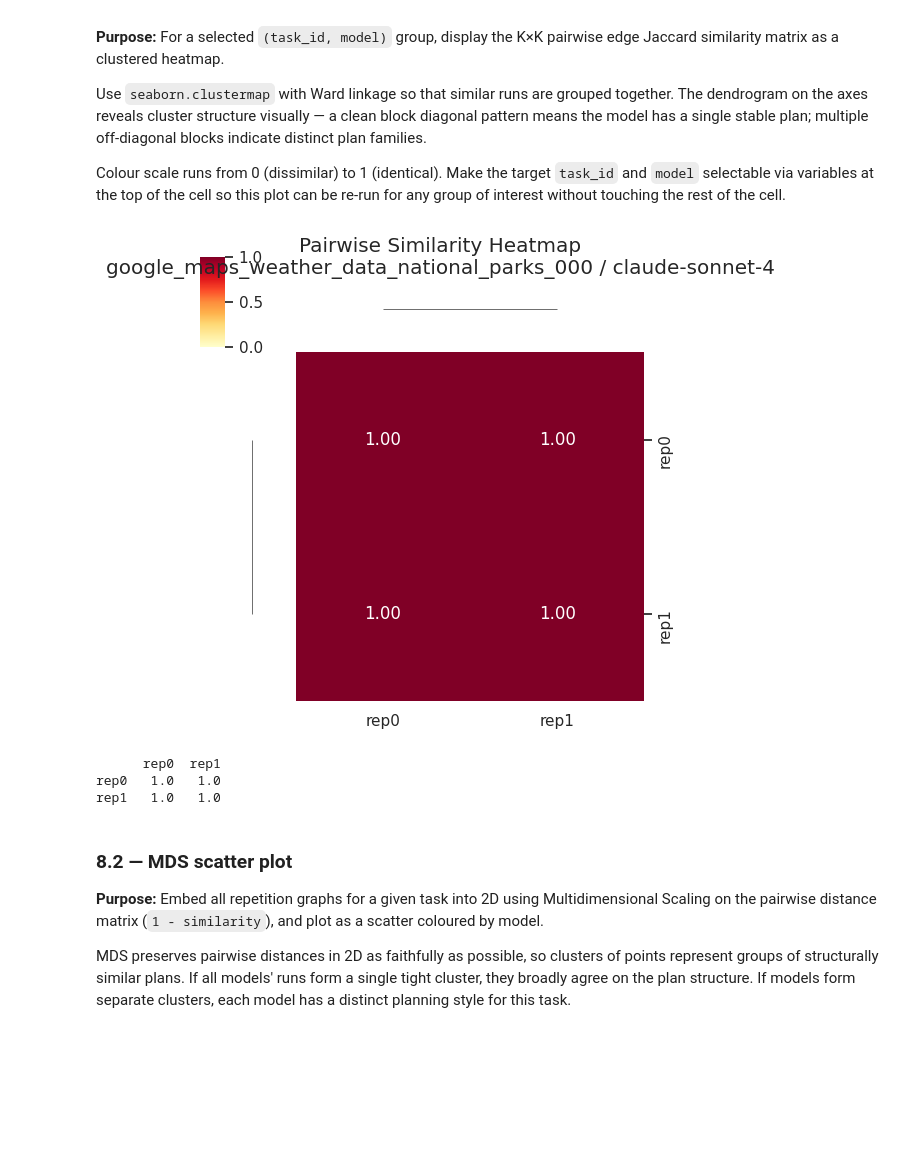
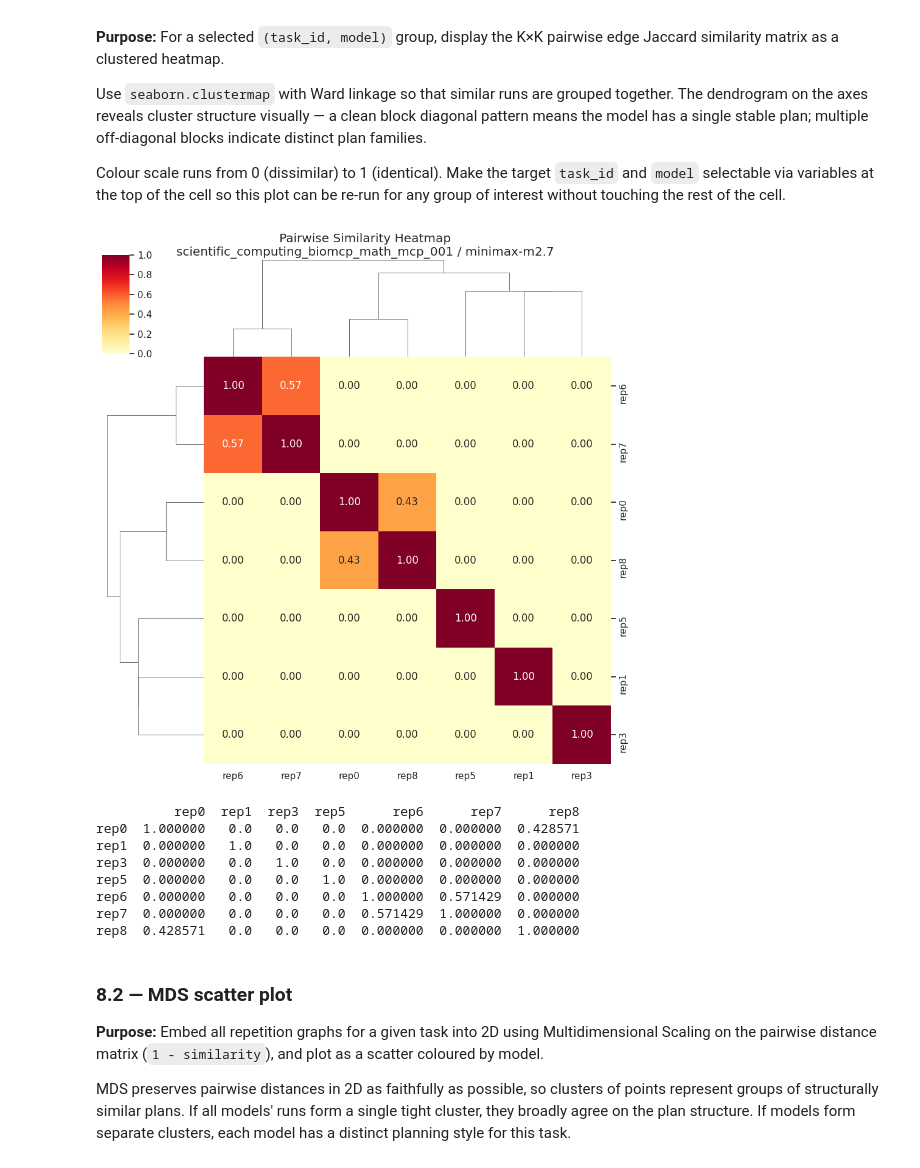
Before and after one commit to maxde18/mcp-bench, a Jupyter notebook: analysis/mcp_bench_graph_analysis.ipynb, the cells around one changed output. Cells and saved outputs as stored; diff of their text form; code cells hidden in the pictures; blank space fills up the shorter version.

```diff
--- a/analysis/mcp_bench_graph_analysis.ipynb
+++ b/analysis/mcp_bench_graph_analysis.ipynb
@@ -902,13 +934,14 @@ Consistent hallucinations are more concerning than random noise because they sug
 HALLUCINATION_FREQ_THRESHOLD = 0.7
 
 hall_rows = []
-for (task_id, model, tool_name), freq in node_stability.items():
+for (task_id, variation_id, model, tool_name), freq in node_stability.items():
     if freq < HALLUCINATION_FREQ_THRESHOLD:
         continue
     gt_nodes = set(ground_truth_graphs[task_id].nodes())
     if tool_name not in gt_nodes:
         hall_rows.append({
             "task_id":   task_id,
+            "variation_id": variation_id,
             "model":     model,
             "tool_name": tool_name,
             "frequency": freq,
@@ -994,8 +1028,8 @@ Keeping all accuracy measures in one dataframe means Section 7 can aggregate the
 # %%
 error_rows = []
 
-for (task_id, model, rep), G_pred in llm_graphs.items():
-    if (task_id, model, rep) in EXCLUDED:
+for (task_id, variation_id, model, rep), G_pred in llm_graphs.items():
+    if (task_id, variation_id, model, rep) in EXCLUDED:
         continue
     G_gt = ground_truth_graphs[task_id]
     errors = classify_errors(G_pred, G_gt)
@@ -1008,6 +1042,7 @@ for (task_id, model, rep), G_pred in llm_graphs.items():
 
     error_rows.append({
         "task_id":           task_id,
+        "variation_id":      variation_id,
         "model":             model,
         "rep":               rep,
         "missing_nodes":     errors["missing_nodes"],
@@ -1053,8 +1095,8 @@ Output: a per-task mean propagation depth, and identification of the ground trut
 # %%
 prop_rows = []
 
-for (task_id, model, rep), G_pred in llm_graphs.items():
-    if (task_id, model, rep) in EXCLUDED:
+for (task_id, variation_id, model, rep), G_pred in llm_graphs.items():
+    if (task_id, variation_id, model, rep) in EXCLUDED:
         continue
     G_gt = ground_truth_graphs[task_id]
     pred_nodes = set(G_pred.nodes())
@@ -1066,6 +1108,7 @@ for (task_id, model, rep), G_pred in llm_graphs.items():
         also_missing       = descendants - pred_nodes
         prop_rows.append({
             "task_id":                    task_id,
+            "variation_id":               variation_id,
             "model":                      model,
             "rep":                        rep,
             "missing_node":               node,
@@ -1110,8 +1160,8 @@ Output two ranked tables: top 10 most reliable tools and top 10 most frequently
 gt_tool_appearances  = defaultdict(int)
 gt_tool_correct      = defaultdict(int)
 
-for (task_id, model, rep), G_pred in llm_graphs.items():
-    if (task_id, model, rep) in EXCLUDED:
+for (task_id, variation_id, model, rep), G_pred in llm_graphs.items():
+    if (task_id, variation_id, model, rep) in EXCLUDED:
         continue
     pred_nodes = set(G_pred.nodes())
     for tool in ground_truth_graphs[task_id].nodes():
@@ -1123,8 +1173,8 @@ for (task_id, model, rep), G_pred in llm_graphs.items():
 llm_tool_appearances   = defaultdict(int)
 llm_tool_hallucinations = defaultdict(int)
 
-for (task_id, model, rep), G_pred in llm_graphs.items():
-    if (task_id, model, rep) in EXCLUDED:
+for (task_id, variation_id, model, rep), G_pred in llm_graphs.items():
+    if (task_id, variation_id, model, rep) in EXCLUDED:
         continue
     gt_nodes = set(ground_truth_graphs[task_id].nodes())
     for tool in G_pred.nodes():
@@ -1294,45 +1348,51 @@ Use `seaborn.clustermap` with Ward linkage so that similar runs are grouped toge
 Colour scale runs from 0 (dissimilar) to 1 (identical). Make the target `task_id` and `model` selectable via variables at the top of the cell so this plot can be re-run for any group of interest without touching the rest of the cell.
 # %%
 # ── Selectable variables ────────────────────────────────────────────────────
-viz_task_id = consistency_df["task_id"].iloc[0]
-viz_model   = consistency_df["model"].iloc[0]
+viz_task_id      = consistency_df["task_id"].iloc[0]
+viz_variation_id = consistency_df["variation_id"].iloc[0]
+viz_model        = consistency_df["model"].iloc[0]
 # ────────────────────────────────────────────────────────────────────────────
 
 group_items = sorted(
-    [(rep, G) for (tid, m, rep), G in llm_graphs.items()
-     if tid == viz_task_id and m == viz_model and (tid, m, rep) not in EXCLUDED]
+    [(rep, G) for (tid, vid, m, rep), G in llm_graphs.items()
+     if tid == viz_task_id and vid == viz_variation_id and m == viz_model and (tid, vid, m, rep) not in EXCLUDED]
 )
 group_reps   = [r for r, _ in group_items]
 graphs_list  = [G for _, G in group_items]
 
 sim_mat = pairwise_similarity_matrix(graphs_list)
 labels  = [f"rep{r}" for r in group_reps]
 sim_df  = pd.DataFrame(sim_mat, index=labels, columns=labels)
 
 if len(graphs_list) > 1:
     g = sns.clustermap(
         sim_df, method="ward", metric="euclidean",
         vmin=0, vmax=1, cmap="YlOrRd",
         figsize=(max(5, len(graphs_list) + 2), max(5, len(graphs_list) + 2)),
         annot=True, fmt=".2f",
     )
     g.fig.suptitle(f"Pairwise Similarity Heatmap\n{viz_task_id} / {viz_model}", y=1.02)
     g.fig.savefig(FIGURES_DIR / "similarity_heatmap.png", bbox_inches="tight")
     plt.show()
 else:
     fig, ax = plt.subplots(figsize=(4, 3))
     sns.heatmap(sim_df, vmin=0, vmax=1, cmap="YlOrRd", annot=True, fmt=".2f", ax=ax)
     ax.set_title(f"Similarity Matrix\n{viz_task_id} / {viz_model}")
     plt.tight_layout()
     plt.savefig(FIGURES_DIR / "similarity_heatmap.png", bbox_inches="tight")
     plt.show()
 
 print(sim_df.to_string())
 # %% [output]
-[figure, old version]
+[figure, new version]
-      rep0  rep1
-rep0   1.0   1.0
-rep1   1.0   1.0
+          rep0  rep1  rep3  rep5      rep6      rep7      rep8
+rep0  1.000000   0.0   0.0   0.0  0.000000  0.000000  0.428571
+rep1  0.000000   1.0   0.0   0.0  0.000000  0.000000  0.000000
+rep3  0.000000   0.0   1.0   0.0  0.000000  0.000000  0.000000
+rep5  0.000000   0.0   0.0   1.0  0.000000  0.000000  0.000000
+rep6  0.000000   0.0   0.0   0.0  1.000000  0.571429  0.000000
+rep7  0.000000   0.0   0.0   0.0  0.571429  1.000000  0.000000
+rep8  0.428571   0.0   0.0   0.0  0.000000  0.000000  1.000000
 # %% [markdown]
 ### 8.2 — MDS scatter plot
 
```
Also changed, not shown: parts of 26 cells of this notebook, 14 other files.
